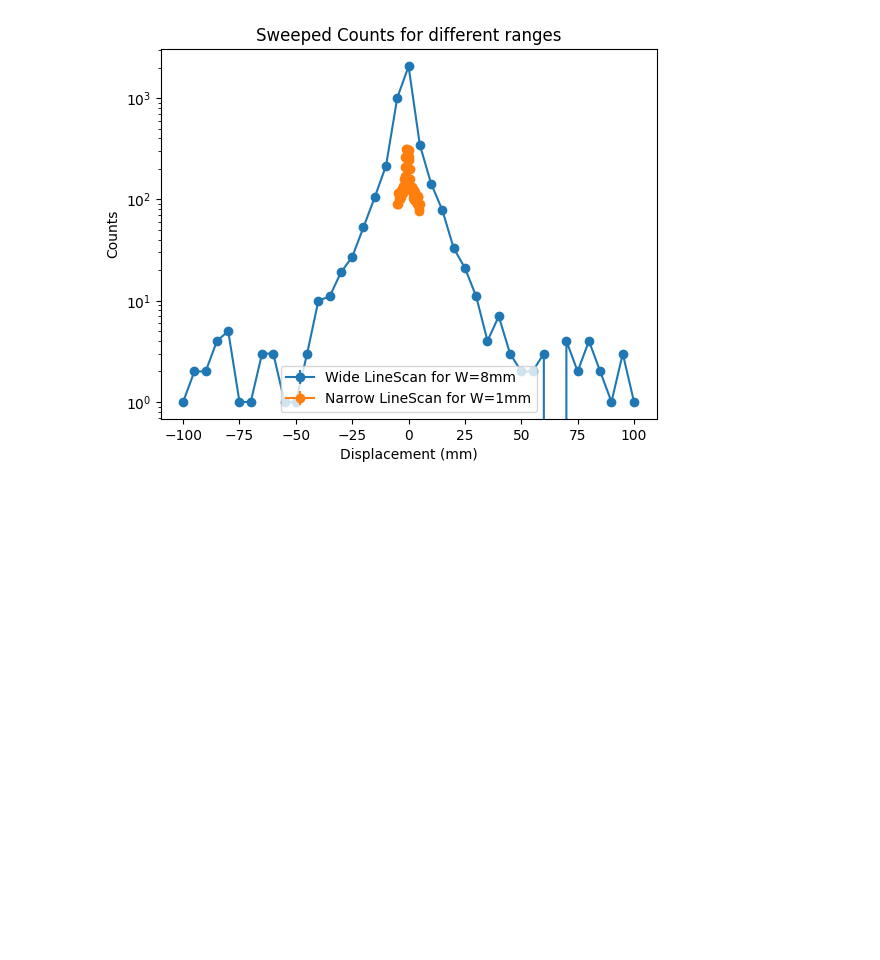
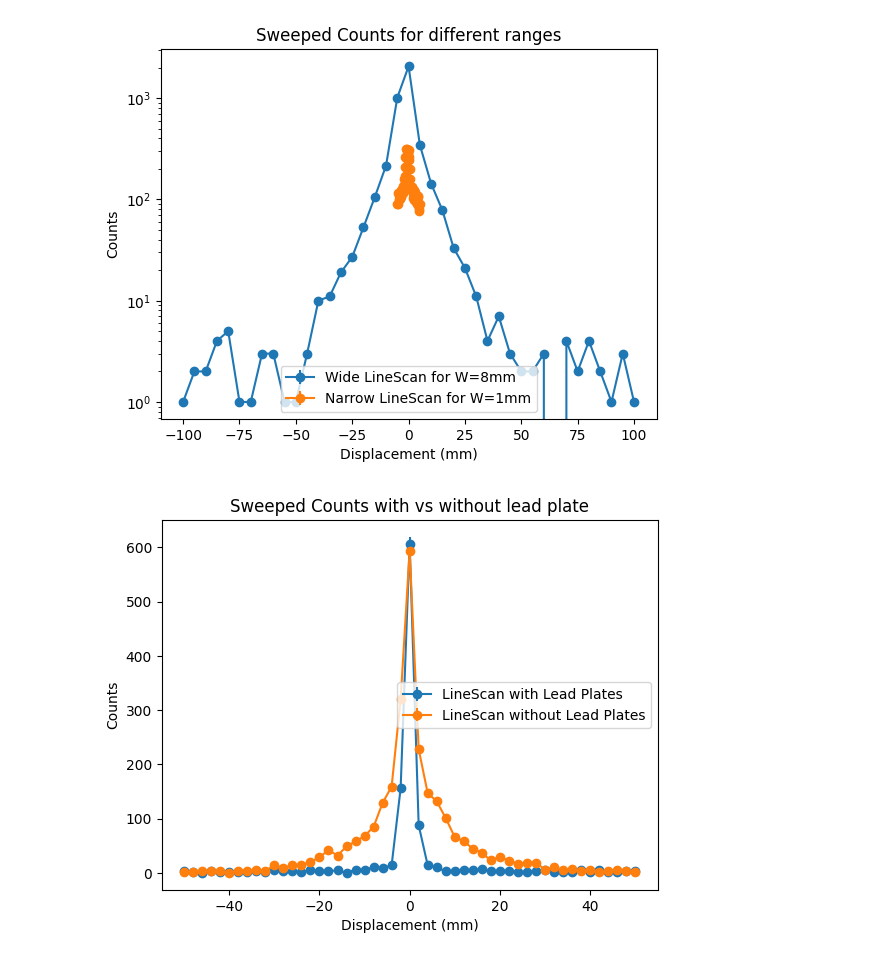
Before and after one commit to MarkZhit/PHYS409-PET, a Jupyter notebook: DrawScan.ipynb, the cells around one changed output. Cells and saved outputs as stored; diff of their text form; code cells hidden in the pictures; blank space fills up the shorter version.

Commit message:
Added files for wide linescans with vs without lead plates

```diff
--- a/DrawScan.ipynb
+++ b/DrawScan.ipynb
@@ -69,18 +69,22 @@ plt.show()
 # %% [output]
 [figure]
 # %%
-dist_arrayLead, counts_arrayLead, counts_uncertaintyLead = readData("./data/NAME")
-dist_arrayNoLead, counts_arrayNoLead, counts_uncertaintyNoLead = readData("./data/NAME")
+dist_arrayLead, counts_arrayLead, counts_uncertaintyLead = readData("./data/Jan 21, 2026, 3_31 PM, Scan1, 0_0 Deg withLead.dat")
+dist_arrayNoLead, counts_arrayNoLead, counts_uncertaintyNoLead = readData("./data/Jan 21, 2026, 4_27 PM, Scan1, 0_0 Deg withoutLead.dat")
 
 plt.figure()
 plt.title("Sweeped Counts with vs without lead plate")
 plt.xlabel("Displacement (mm)")
 plt.ylabel("Counts")
 
 # data_list is a list of tuples: (distance_array, counts_array)
 plt.errorbar(dist_arrayLead, counts_arrayLead, fmt='-o', yerr = counts_uncertaintyLead, label="LineScan with Lead Plates")
 plt.errorbar(dist_arrayNoLead, counts_arrayNoLead, fmt='-o',  yerr = counts_uncertaintyNoLead, label="LineScan without Lead Plates")
 # plt.yscale("log")
-plt.legend(loc='lower center')
+# plt.axvline(x=1)
+# plt.axvline(x=-1)
+plt.legend(loc='center right')
 plt.savefig("Sweeped Counts with vs without lead plate")
 plt.show()
+# %% [output]
+[figure, added]
```
Also changed, not shown: 3 other files.
